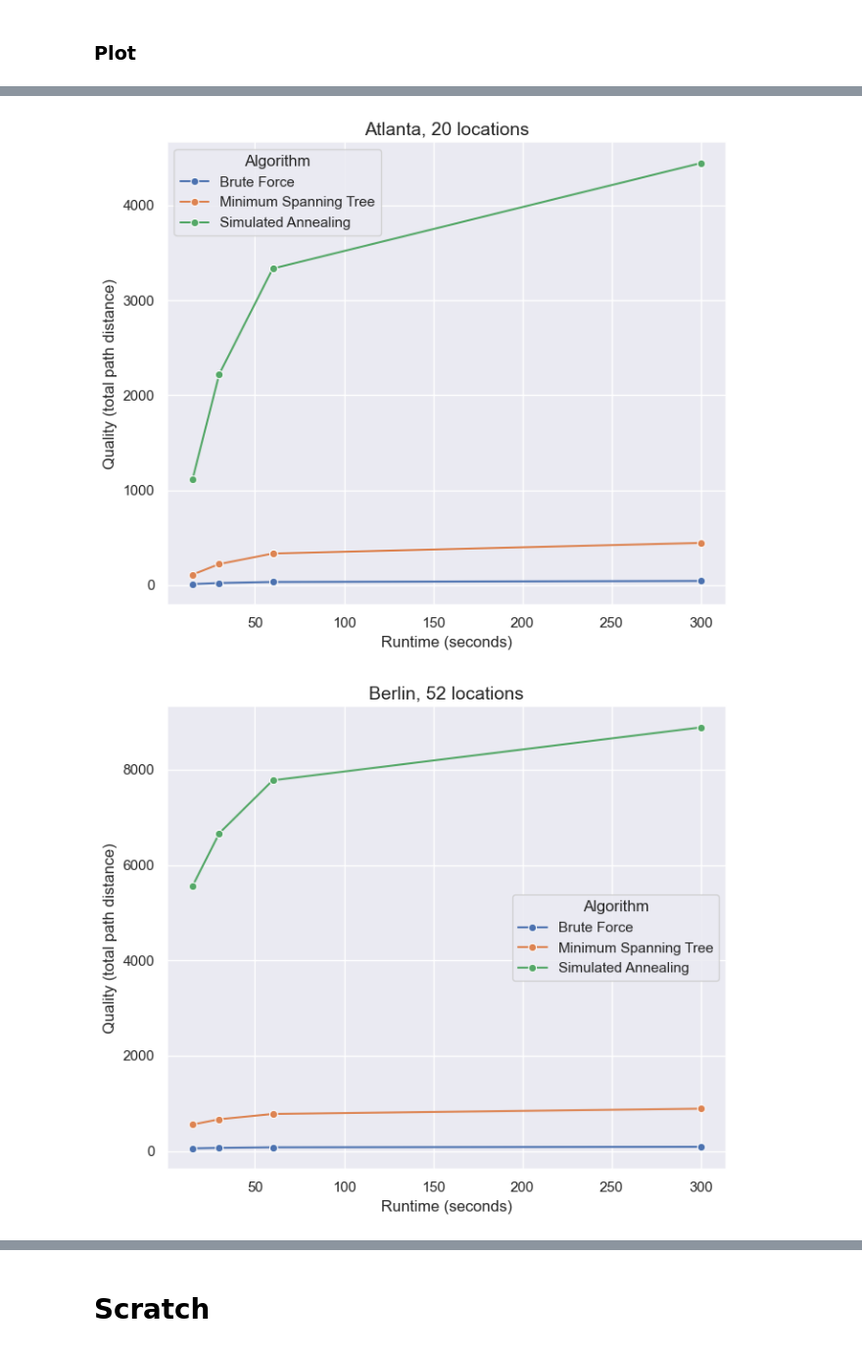
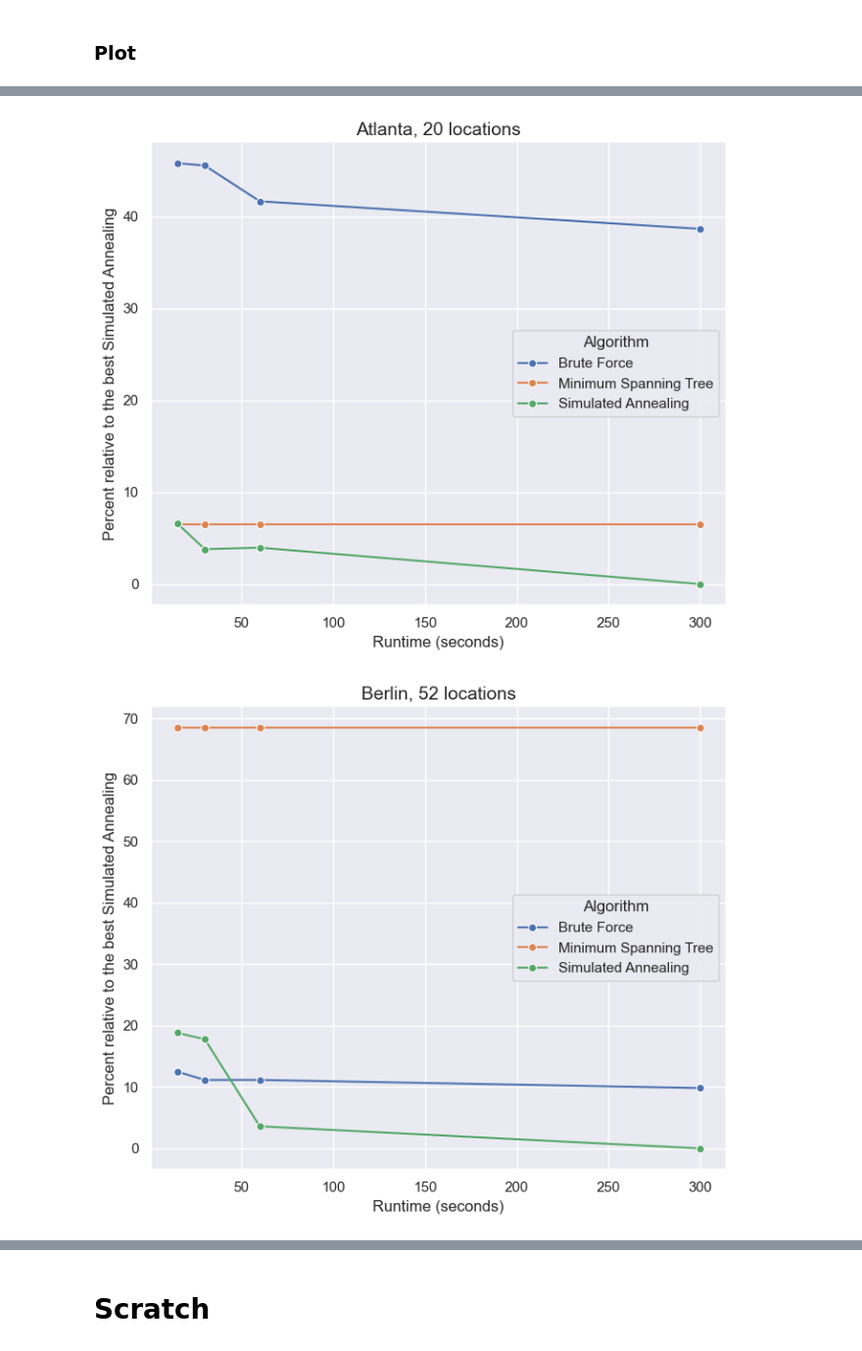
Before and after one commit to ipberry/tsp_project, a Jupyter notebook: code/create_plots.ipynb, the cells around one changed output, grey strips where cells are left out. Shown at 98% size. Cells and saved outputs as stored; diff of their text form; code cells hidden in the pictures.

Commit message:
updating plot creation with real data

```diff
--- a/code/create_plots.ipynb
+++ b/code/create_plots.ipynb
@@ -14,7 +14,7 @@ times = [15,30,60,300]
 num_times = len(times)
 
 # Load data into pandas dataframe
-df = pd.read_csv('../data/cse_project_dummy.csv',header=1)
+df = pd.read_csv('../data/cse_project.csv',header=1)
 
 # Get city (Instance) names
 graphs = df['Instance'].iloc[::4].values
@@ -41,6 +41,6 @@ for graph in graphs:
     dimensions.append(get_dimension(f'../data/{graph}.tsp'))
 
 # Get qualities
-BF = reshape_col(df['Brute Force'].values)
-LS = reshape_col(df['Local Search'].values)
-AP = reshape_col(df['Approximate'].values)
+BF = reshape_col(df['Brute Force.1'].str.rstrip('%').astype(float).values)
+LS = reshape_col(df['Local Search.1'].str.rstrip('%').astype(float).values)
+AP = reshape_col(df['Approximate.1'].str.rstrip('%').astype(float).values)
@@ -81,7 +97,7 @@ def plot_quality_v_time(times, city, city_size, yBF, yAP, yLS):
     # Customize plot labels and title
     plt.title(f'{city}, {city_size} locations', fontsize=14)
     plt.xlabel('Runtime (seconds)', fontsize=12)
-    plt.ylabel('Quality (total path distance)', fontsize=12)
+    plt.ylabel('Percent relative to the best Simulated Annealing', fontsize=12)
 
     # Show legend
     plt.legend(title='Algorithm')
@@ -92,6 +128,6 @@ def plot_quality_v_time(times, city, city_size, yBF, yAP, yLS):
 # %%
 for e, city in enumerate(graphs):
-    plot_quality_v_time(times, city, dimensions[e], BF[e], LS[e], AP[e])
+    plot_quality_v_time(times, city, dimensions[e], BF[e], AP[e], LS[e])i
 # %% [output]
-[figure, old version]
+[figure, new version]
-[figure, old version]
+[figure, new version]
```
Also changed, not shown: parts of 4 cells of this notebook.
